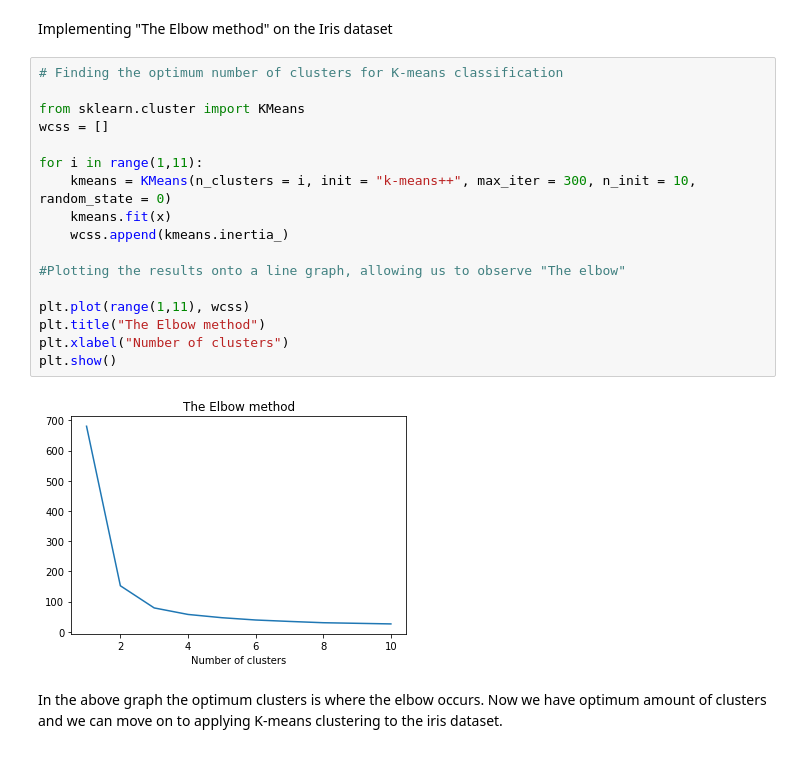
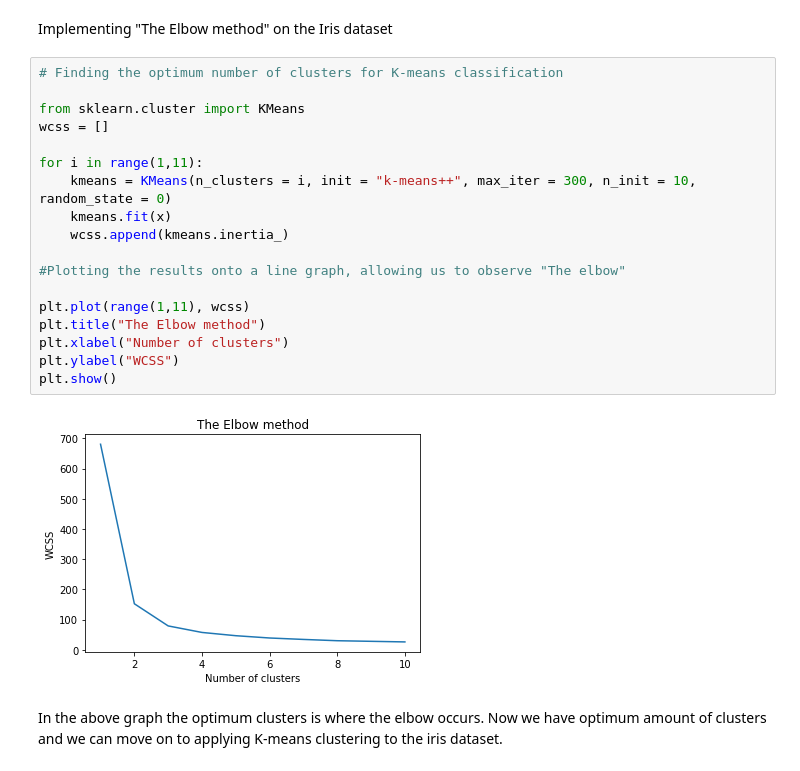
Before and after one commit to Keerthanam1029/Grip-Internship-Task2, a Jupyter notebook: predicting-optimum-number-of-clusters-checkpoint.ipynb, the cells around one changed output. Saved outputs shown, nothing was run; the diff lists cells and outputs as text.

```diff
--- a/predicting-optimum-number-of-clusters-checkpoint.ipynb
+++ b/predicting-optimum-number-of-clusters-checkpoint.ipynb
@@ -59,22 +60,23 @@ Implementing "The Elbow method" on the Iris dataset
 # %%
 # Finding the optimum number of clusters for K-means classification
 
 from sklearn.cluster import KMeans
 wcss = []
 
 for i in range(1,11):
     kmeans = KMeans(n_clusters = i, init = "k-means++", max_iter = 300, n_init = 10, random_state = 0)
     kmeans.fit(x)
     wcss.append(kmeans.inertia_)
 
 #Plotting the results onto a line graph, allowing us to observe "The elbow"
 
 plt.plot(range(1,11), wcss)
 plt.title("The Elbow method")
 plt.xlabel("Number of clusters")
+plt.ylabel("WCSS")
 plt.show()
 # %% [output]
-[figure, old version]
+[figure, new version]
 # %% [markdown]
 In the above graph the optimum clusters is where the elbow occurs. Now we have optimum amount of clusters and we can move on to applying K-means clustering to the iris dataset.
 # %%
```
Also changed, not shown: parts of 1 cell of this notebook.
